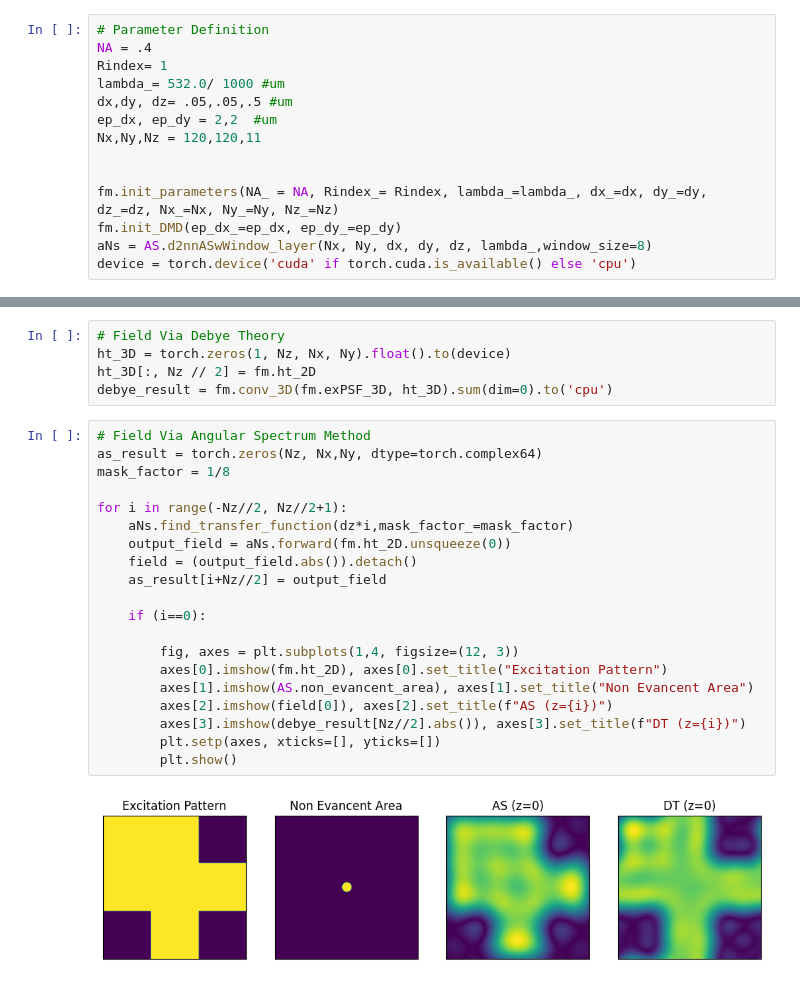
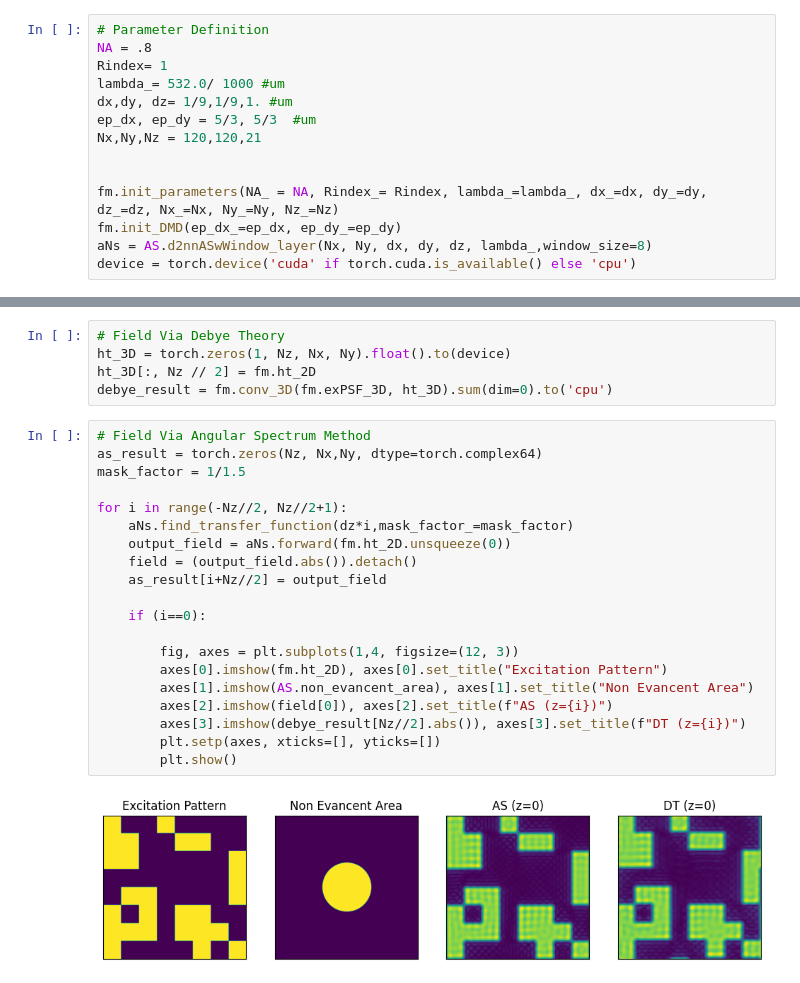
Before and after one commit to sanjith1999/FRIS, a Jupyter notebook: forward_model/verification.ipynb, the cells around one changed output, grey strips where cells are left out. Cells and saved outputs as stored; diff of their text form.

```diff
--- a/forward_model/verification.ipynb
+++ b/forward_model/verification.ipynb
@@ -45,12 +45,12 @@ plt.show()
 ### Verification
 # %%
 # Parameter Definition
-NA = .4
+NA = .8
 Rindex= 1
 lambda_= 532.0/ 1000 #um
-dx,dy, dz= .05,.05,.5 #um
-ep_dx, ep_dy = 2,2  #um
-Nx,Ny,Nz = 120,120,11
+dx,dy, dz= 1/9,1/9,1. #um
+ep_dx, ep_dy = 5/3, 5/3  #um
+Nx,Ny,Nz = 120,120,21
 
 
 fm.init_parameters(NA_ = NA, Rindex_= Rindex, lambda_=lambda_, dx_=dx, dy_=dy, dz_=dz, Nx_=Nx, Ny_=Ny, Nz_=Nz)
@@ -67,25 +67,25 @@ debye_result = fm.conv_3D(fm.exPSF_3D, ht_3D).sum(dim=0).to('cpu')
 # %%
 # Field Via Angular Spectrum Method
 as_result = torch.zeros(Nz, Nx,Ny, dtype=torch.complex64)
-mask_factor = 1/8
+mask_factor = 1/1.5
 
 for i in range(-Nz//2, Nz//2+1):
     aNs.find_transfer_function(dz*i,mask_factor_=mask_factor)
     output_field = aNs.forward(fm.ht_2D.unsqueeze(0))
     field = (output_field.abs()).detach()
     as_result[i+Nz//2] = output_field
 
     if (i==0):
 
         fig, axes = plt.subplots(1,4, figsize=(12, 3))
         axes[0].imshow(fm.ht_2D), axes[0].set_title("Excitation Pattern")
         axes[1].imshow(AS.non_evancent_area), axes[1].set_title("Non Evancent Area")
         axes[2].imshow(field[0]), axes[2].set_title(f"AS (z={i})")
         axes[3].imshow(debye_result[Nz//2].abs()), axes[3].set_title(f"DT (z={i})")
         plt.setp(axes, xticks=[], yticks=[])
         plt.show()
 # %% [output]
-[figure, old version]
+[figure, new version]
 # %%
 # Field Comparision
 # as_result = (as_result.abs() - as_result.abs().min())/(as_result.abs().max()-as_result.abs().min())
```
Also changed, not shown: parts of 2 cells of this notebook, 5 other files.
